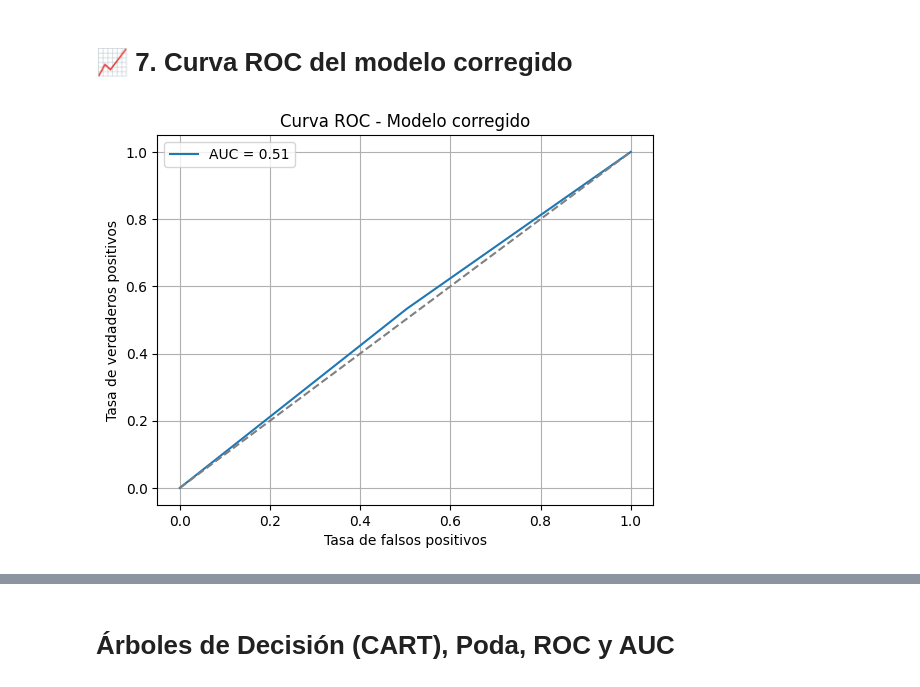
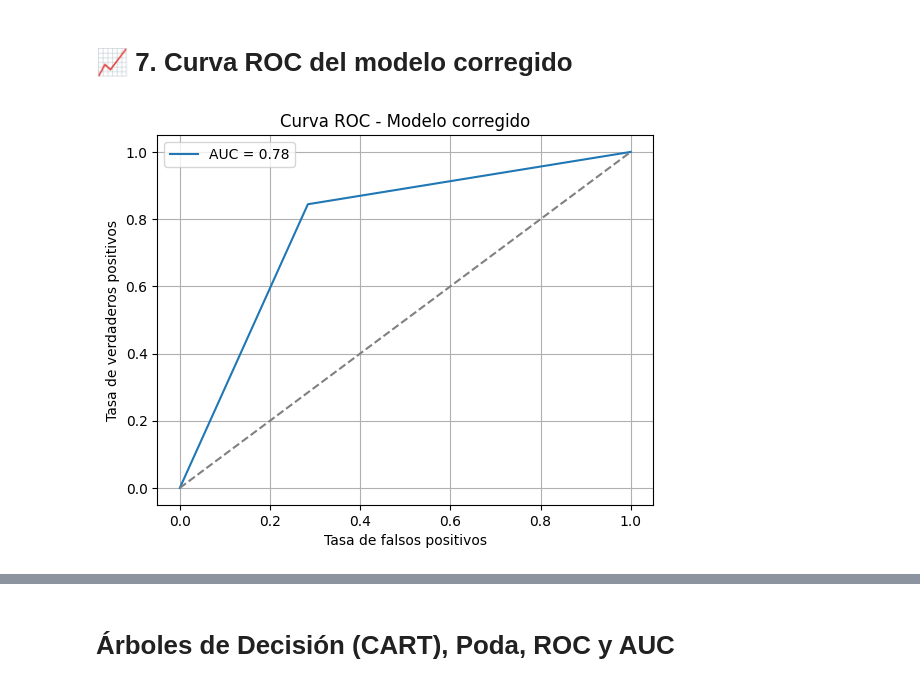
Before and after one commit to AlexandraAponte/Intriduccion_Github, a Jupyter notebook: Notebooks/Trabajo_Final_y_Sexo_M.ipynb, the cells around one changed output, grey strips where cells are left out. Cells and saved outputs as stored; diff of their text form; code cells hidden in the pictures.

```diff
--- a/Notebooks/Trabajo_Final_y_Sexo_M.ipynb
+++ b/Notebooks/Trabajo_Final_y_Sexo_M.ipynb
@@ -611,0 +591,18 @@ El modelo muestra un rendimiento deficiente en la clasificación por sexo, con m
+# %%
+# Calcular el número de fallecidos
+n_fallecidos = len(df_fallecido)
+# %%
+# Si quieres que los fallecidos representen el 30%, entonces recuperados deben ser 70%
+# Total deseado = n_fallecidos / 0.3
+total_deseado = int(n_fallecidos / 0.3)
+n_recuperados_deseado = total_deseado - n_fallecidos
+
+# Submuestrear los recuperados
+recuperados_sub = df_recuperado.sample(n=n_recuperados_deseado, random_state=42)
+# %%
+
+# Juntar los dos grupos
+df_balanced = pd.concat([df_fallecido, recuperados_sub], axis=0).sample(frac=1, random_state=42)
+
+# Verificar proporciones
+print(df_balanced['Estado_2'].value_counts(normalize=True))
@@ -611,0 +614,20 @@ El modelo muestra un rendimiento deficiente en la clasificación por sexo, con m
+# %%
+# Entrenamiento
+Xb = df_balanced.drop(columns=['Estado_2'])
+yb = df_balanced['Estado_2']
+
+# Escalado
+scaler = StandardScaler()
+Xb_scaled = scaler.fit_transform(Xb)
+Xb_scaled = pd.DataFrame(Xb_scaled, columns=Xb.columns)
+
+# Split y entrenamiento
+Xb_train, Xb_test, yb_train, yb_test = train_test_split(Xb_scaled, yb, test_size=0.3, random_state=42, stratify=yb)
+
+model = LogisticRegression(max_iter=500, solver='liblinear')
+model.fit(Xb_train, yb_train)
+yb_pred = model.predict(Xb_test)
+
+print("🎯 Exactitud:", accuracy_score(yb_test, yb_pred))
+print("📊 Reporte:")
+print(classification_report(yb_test, yb_pred))
@@ -715,18 +758,18 @@ La única relación que podría revisarse más a fondo es la de Edad_>55 con Est
 # %% [markdown]
 # **📈 7. Curva ROC del modelo corregido**
 # %%
-fpr, tpr, _ = roc_curve(yc_test, yc_pred)
-auc = roc_auc_score(yc_test, yc_pred)
+fpr, tpr, _ = roc_curve(yb_test, yb_pred)
+auc = roc_auc_score(yb_test, yb_pred)
 
 plt.plot(fpr, tpr, label=f"AUC = {auc:.2f}")
 plt.plot([0, 1], [0, 1], '--', color='gray')
 plt.xlabel("Tasa de falsos positivos")
 plt.ylabel("Tasa de verdaderos positivos")
 plt.title("Curva ROC - Modelo corregido")
 plt.legend()
 plt.grid(True)
 plt.show()
 # %% [output]
-[figure, old version]
+[figure, new version]
 # %% [markdown]
 ## **📊 Análisis de la curva ROC**
```
Also changed, not shown: parts of 38 cells of this notebook.
